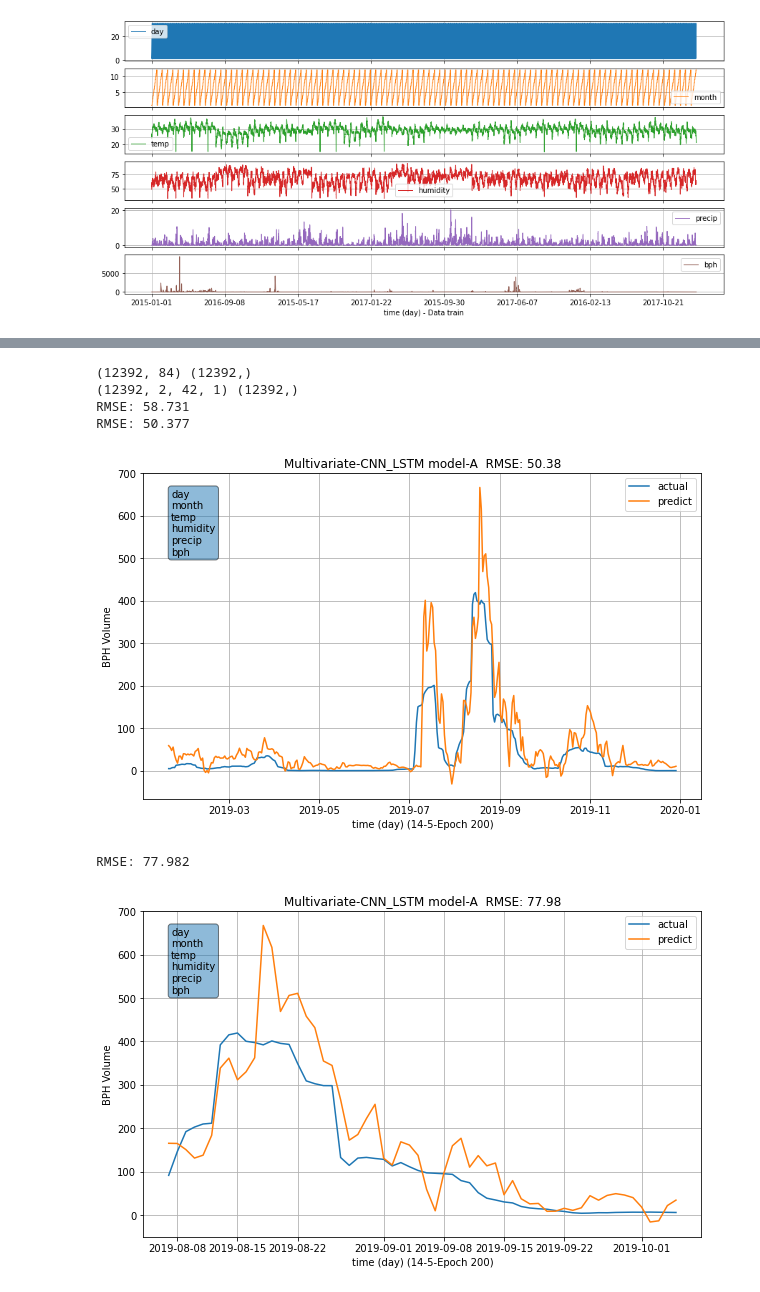
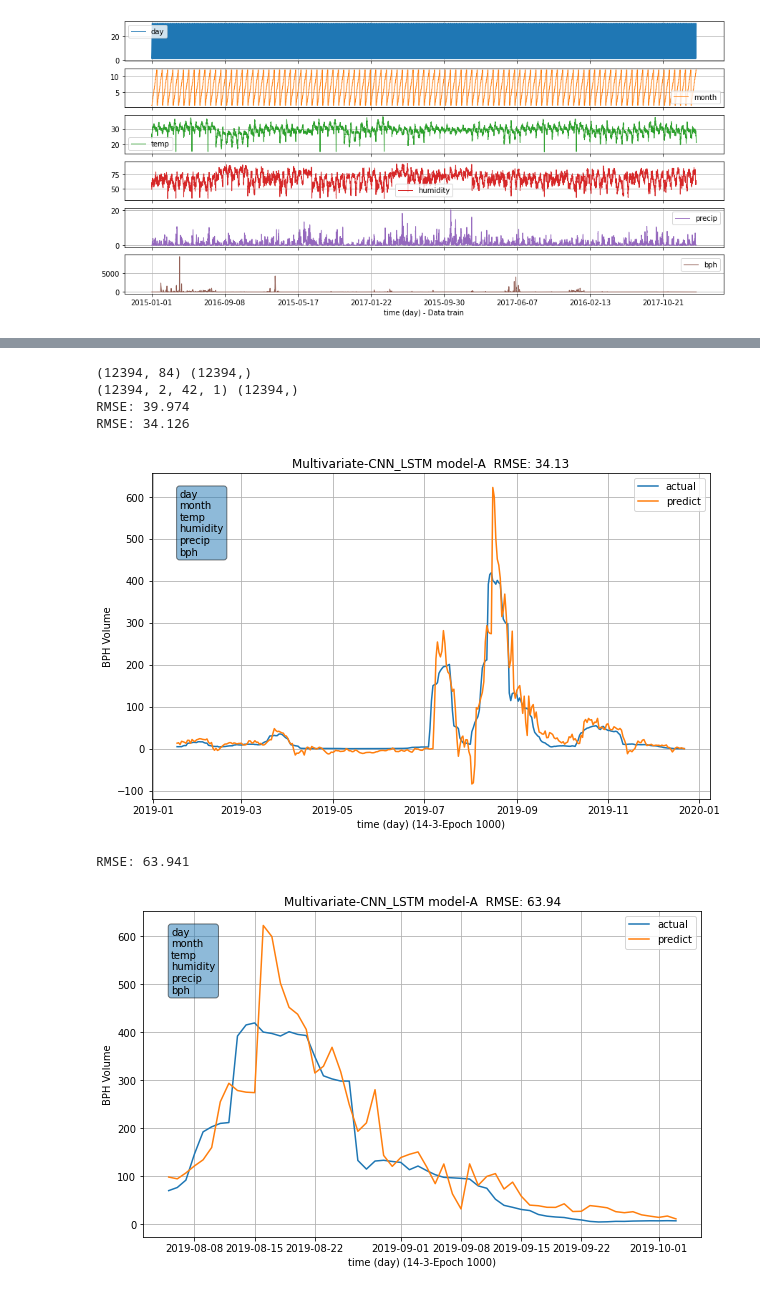
Before and after one commit to D6200763-SUT/SUT_Rice_Project_2021, a Jupyter notebook: Ex4_Multivariate_CNN_LSTM_model_Time-series run 1.ipynb, the cells around one changed output, grey strips where cells are left out. Saved outputs shown, nothing was run; the diff lists cells and outputs as text; code cells hidden in the pictures.

```diff
--- a/Ex4_Multivariate_CNN_LSTM_model_Time-series run 1.ipynb
+++ b/Ex4_Multivariate_CNN_LSTM_model_Time-series run 1.ipynb
@@ -405,7 +405,7 @@ plot_data(frames_train,'Data train')
 #   21      7
 
 n_day = 14
-n_out = 5
+n_out = 3
 
 # frame as supervised learning
 reframed = series_to_supervised(values_train, n_day, n_out)
@@ -459,5 +459,5 @@ print(val_X.shape, val_y.shape)
 # %%
-Epochs = 200
+Epochs = 1000
 # # define model A
 model = models.Sequential()
 model.add(layers.TimeDistributed(layers.Conv1D(filters = 64, kernel_size=1, activation='relu'), input_shape=(None, train_X.shape[2], train_X.shape[3])))
@@ -561,7 +561,7 @@ rmse = m.result().numpy()
 print('RMSE: %.3f' % rmse)
 
 
-d_range = 345
+d_range = 340
 pre_start = 0
 
 pre_stop = pre_start+d_range
@@ -609,37 +609,37 @@ d_stop = n_day+n_out-1+pre_start+d_range
 # calculate RMSE
 m = tf.keras.metrics.RootMeanSquaredError()
 m.update_state(df_out['actual'][pre_start:pre_stop], df_out['predict'][pre_start:pre_stop])
 rmse = m.result().numpy()
 print('RMSE: %.3f' % rmse)
 
 strings = list(frames_test.columns)
 textstr = '\n'.join(strings[:12])
 
 fig, ax = plt.subplots()
 fig.set_figheight(6)
 fig.set_figwidth(10)
 
 ax.plot(date_time_predict[d_start:d_stop],df_out['actual'][pre_start:pre_stop],label='actual')
 ax.plot(date_time_predict[d_start:d_stop],df_out['predict'][pre_start:pre_stop],label='predict')
 
 ax.legend(loc='upper right')
 ax.set_title('Multivariate-CNN_LSTM model-A' +'  RMSE: %.2f' % rmse)
 ax.set_xlabel('time (day) '+'(%d-'%n_day+'%d-'%n_out+'Epoch %d)'%Epochs)
 ax.set_ylabel('BPH Volume')
 ax.grid(True)
 
 # these are matplotlib.patch.Patch properties
 props = dict(boxstyle='round', alpha=0.5)
 
 # place a text box in upper left in axes coords
 ax.text(0.05, 0.95, textstr, transform=ax.transAxes, fontsize=10,
         verticalalignment='top', bbox=props)
 plt.show()
 # %% [output]
-(12392, 84) (12392,)
-(12392, 2, 42, 1) (12392,)
-RMSE: 58.731
-RMSE: 50.377
+(12394, 84) (12394,)
+(12394, 2, 42, 1) (12394,)
+RMSE: 39.974
+RMSE: 34.126
-[figure, old version]
+[figure, new version]
-RMSE: 77.982
+RMSE: 63.941
-[figure, old version]
+[figure, new version]
```
Also changed, not shown: parts of 2 cells of this notebook.
